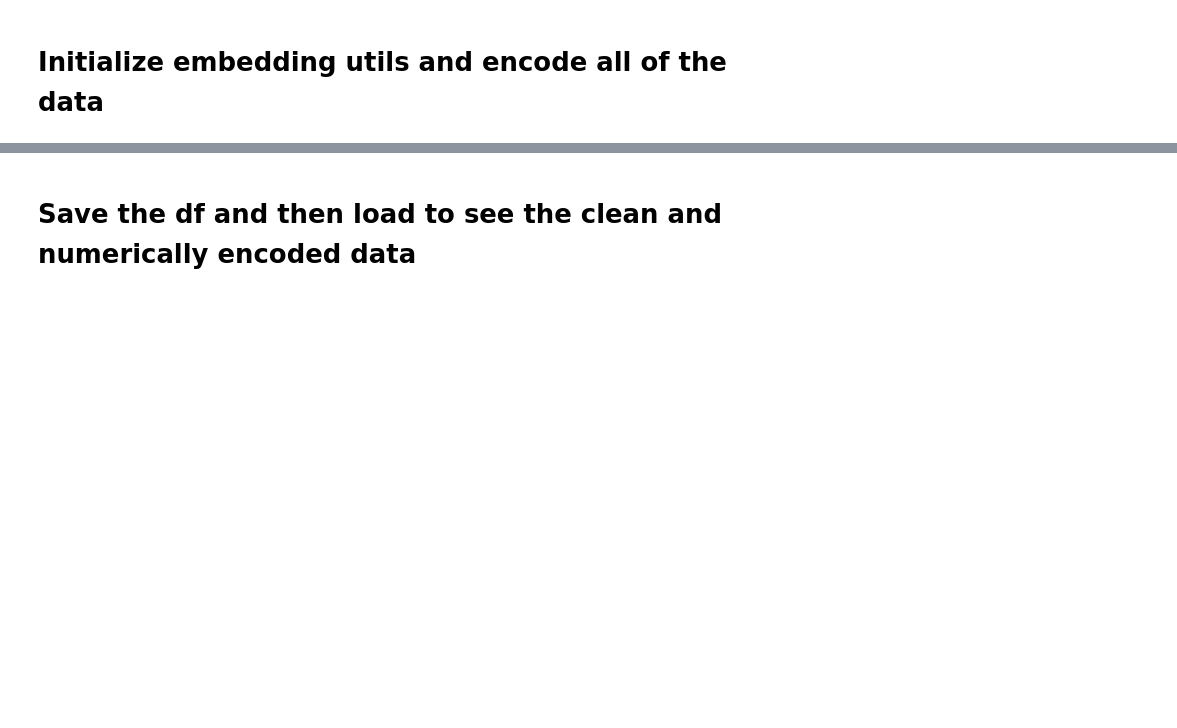
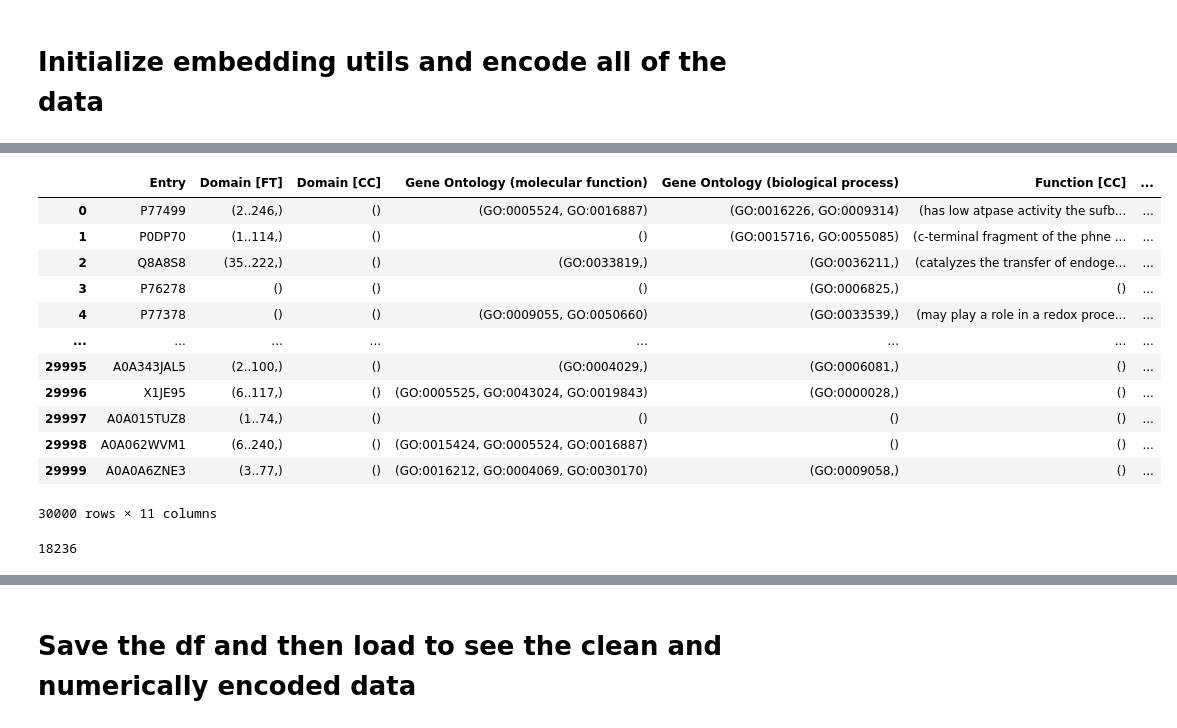
Before and after one commit to Yehor-Mishchyriak/microbiome2function, a Jupyter notebook: examples/data_processing.ipynb, the cells around one changed output, grey strips where cells are left out. Drawn from its saved outputs; the diff is of its cells as text; code cells hidden in the pictures; blank space fills up the shorter version.

```diff
--- a/examples/data_processing.ipynb
+++ b/examples/data_processing.ipynb
@@ -88,0 +106,16 @@ clean_df_portion.sort_index(axis=1, inplace=True)
+# %%
+clean_df_portion
+# %% [output]
+|  | Entry | Domain [FT] | Domain [CC] | Gene Ontology (molecular function) | Gene Ontology (biological process) | Function [CC] | ... |
+| 0 | P77499 | (2..246,) | () | (GO:0005524, GO:0016887) | (GO:0016226, GO:0009314) | (has low atpase activity the sufb... | ... |
+| 1 | P0DP70 | (1..114,) | () | () | (GO:0015716, GO:0055085) | (c-terminal fragment of the phne ... | ... |
+| 2 | Q8A8S8 | (35..222,) | () | (GO:0033819,) | (GO:0036211,) | (catalyzes the transfer of endoge... | ... |
+| 3 | P76278 | () | () | () | (GO:0006825,) | () | ... |
+| 4 | P77378 | () | () | (GO:0009055, GO:0050660) | (GO:0033539,) | (may play a role in a redox proce... | ... |
+| ... | ... | ... | ... | ... | ... | ... | ... |
+| 29995 | A0A343JAL5 | (2..100,) | () | (GO:0004029,) | (GO:0006081,) | () | ... |
+| 29996 | X1JE95 | (6..117,) | () | (GO:0005525, GO:0043024, GO:0019843) | (GO:0000028,) | () | ... |
+| 29997 | A0A015TUZ8 | (1..74,) | () | () | () | () | ... |
+| 29998 | A0A062WVM1 | (6..240,) | () | (GO:0015424, GO:0005524, GO:0016887) | () | () | ... |
+| 29999 | A0A0A6ZNE3 | (3..77,) | () | (GO:0016212, GO:0004069, GO:0030170) | (GO:0009058,) | () | ... |
+30000 rows × 11 columns
@@ -88,0 +124,4 @@ clean_df_portion.sort_index(axis=1, inplace=True)
+# %%
+len(clean_df_portion["EC number"][clean_df_portion.loc[:, "EC number"].notna()])
+# %% [output]
+18236
```
Also changed, not shown: parts of 7 cells of this notebook, 5 other files.
